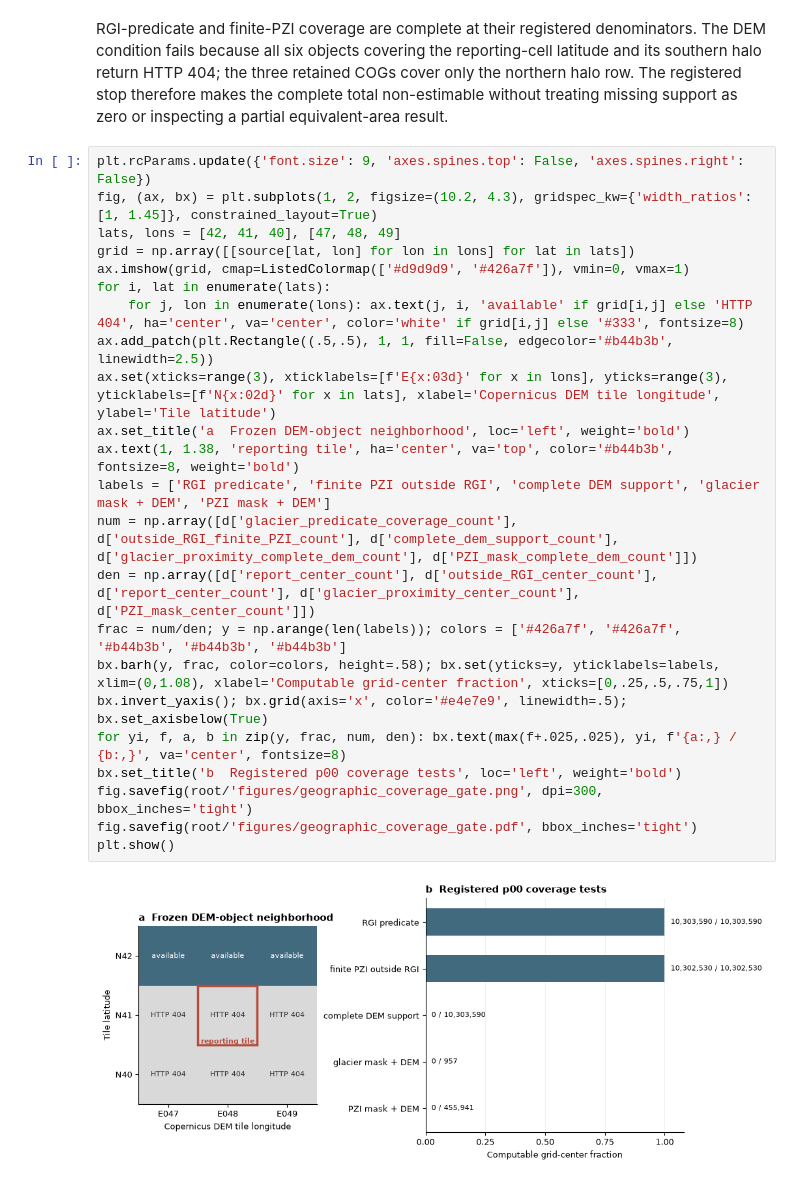
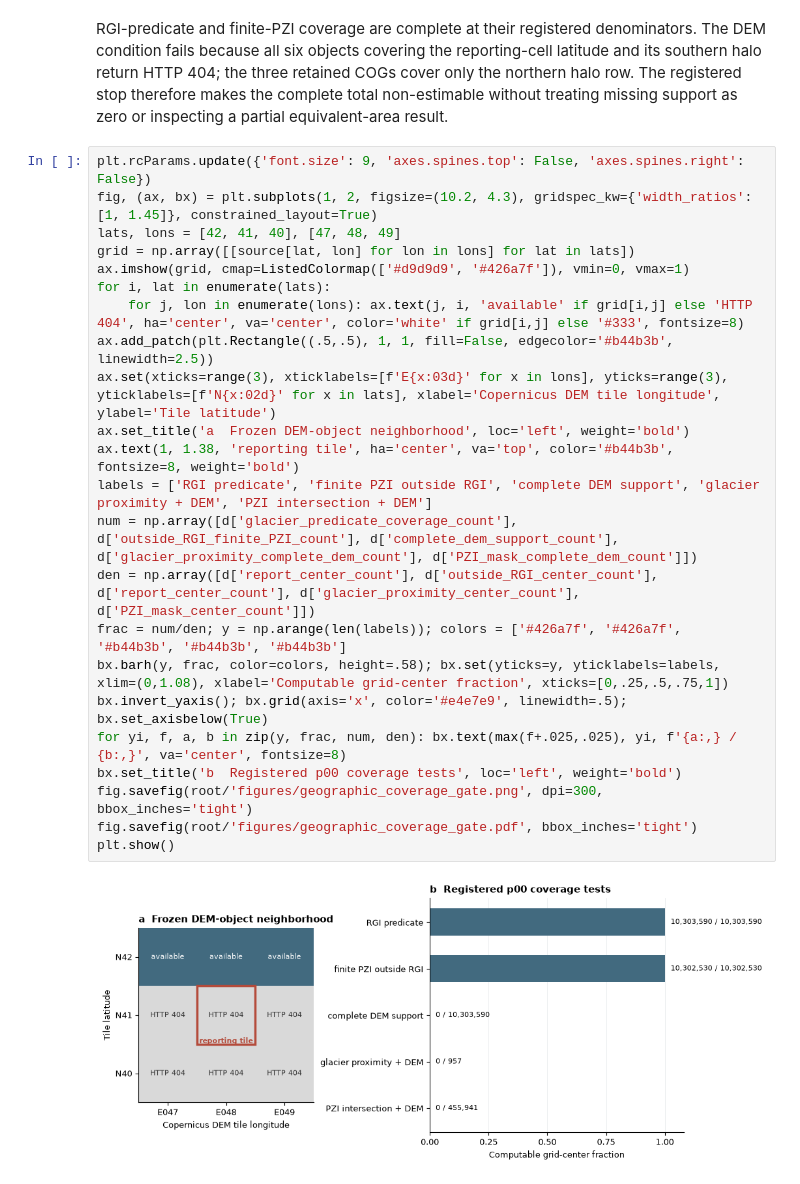
Before and after one commit to bradlipovsky/mass-movements, a Jupyter notebook: notebooks/geographic_coverage_gate.ipynb, the cells around one changed output. Drawn from its saved outputs; the diff is of its cells as text.

Commit message:
Name geographic terrain masks exactly

```diff
--- a/notebooks/geographic_coverage_gate.ipynb
+++ b/notebooks/geographic_coverage_gate.ipynb
@@ -35,25 +35,25 @@ RGI-predicate and finite-PZI coverage are complete at their registered denominat
 # %%
 plt.rcParams.update({'font.size': 9, 'axes.spines.top': False, 'axes.spines.right': False})
 fig, (ax, bx) = plt.subplots(1, 2, figsize=(10.2, 4.3), gridspec_kw={'width_ratios': [1, 1.45]}, constrained_layout=True)
 lats, lons = [42, 41, 40], [47, 48, 49]
 grid = np.array([[source[lat, lon] for lon in lons] for lat in lats])
 ax.imshow(grid, cmap=ListedColormap(['#d9d9d9', '#426a7f']), vmin=0, vmax=1)
 for i, lat in enumerate(lats):
     for j, lon in enumerate(lons): ax.text(j, i, 'available' if grid[i,j] else 'HTTP 404', ha='center', va='center', color='white' if grid[i,j] else '#333', fontsize=8)
 ax.add_patch(plt.Rectangle((.5,.5), 1, 1, fill=False, edgecolor='#b44b3b', linewidth=2.5))
 ax.set(xticks=range(3), xticklabels=[f'E{x:03d}' for x in lons], yticks=range(3), yticklabels=[f'N{x:02d}' for x in lats], xlabel='Copernicus DEM tile longitude', ylabel='Tile latitude')
 ax.set_title('a  Frozen DEM-object neighborhood', loc='left', weight='bold')
 ax.text(1, 1.38, 'reporting tile', ha='center', va='top', color='#b44b3b', fontsize=8, weight='bold')
-labels = ['RGI predicate', 'finite PZI outside RGI', 'complete DEM support', 'glacier mask + DEM', 'PZI mask + DEM']
+labels = ['RGI predicate', 'finite PZI outside RGI', 'complete DEM support', 'glacier proximity + DEM', 'PZI intersection + DEM']
 num = np.array([d['glacier_predicate_coverage_count'], d['outside_RGI_finite_PZI_count'], d['complete_dem_support_count'], d['glacier_proximity_complete_dem_count'], d['PZI_mask_complete_dem_count']])
 den = np.array([d['report_center_count'], d['outside_RGI_center_count'], d['report_center_count'], d['glacier_proximity_center_count'], d['PZI_mask_center_count']])
 frac = num/den; y = np.arange(len(labels)); colors = ['#426a7f', '#426a7f', '#b44b3b', '#b44b3b', '#b44b3b']
 bx.barh(y, frac, color=colors, height=.58); bx.set(yticks=y, yticklabels=labels, xlim=(0,1.08), xlabel='Computable grid-center fraction', xticks=[0,.25,.5,.75,1])
 bx.invert_yaxis(); bx.grid(axis='x', color='#e4e7e9', linewidth=.5); bx.set_axisbelow(True)
 for yi, f, a, b in zip(y, frac, num, den): bx.text(max(f+.025,.025), yi, f'{a:,} / {b:,}', va='center', fontsize=8)
 bx.set_title('b  Registered p00 coverage tests', loc='left', weight='bold')
 fig.savefig(root/'figures/geographic_coverage_gate.png', dpi=300, bbox_inches='tight')
 fig.savefig(root/'figures/geographic_coverage_gate.pdf', bbox_inches='tight')
 plt.show()
 # %% [output]
-[figure, old version]
+[figure, new version]
```
Also changed, not shown: parts of 1 cell of this notebook, 4 other files.
